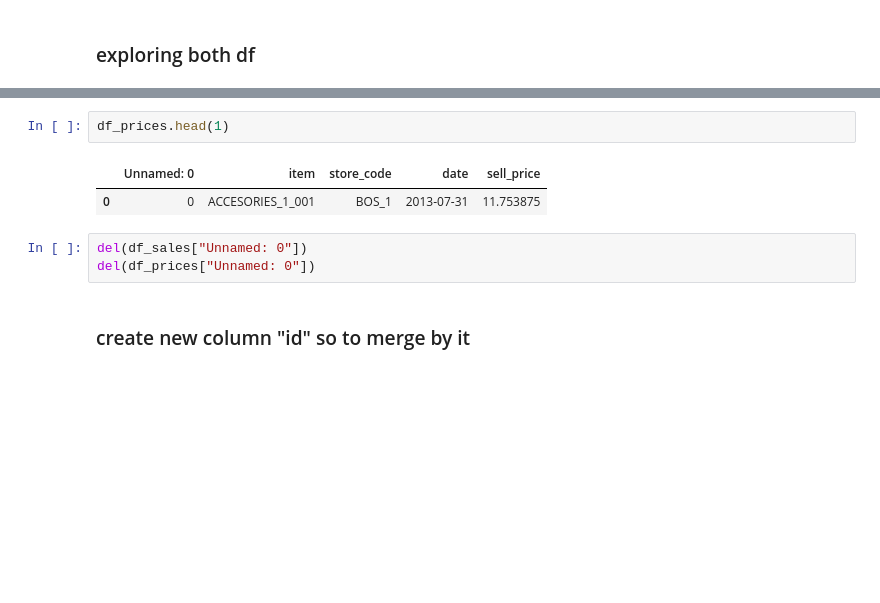
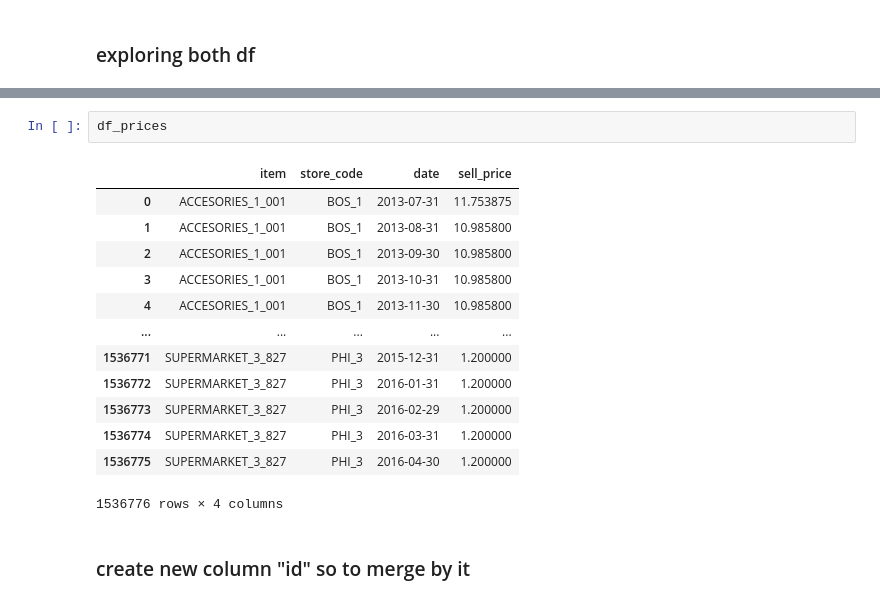
Before and after one commit to Unbiunio/DS-MARKET-TFM, a Jupyter notebook: main.ipynb, the cells around one changed output, grey strips where cells are left out. Saved outputs shown, nothing was run; the diff lists cells and outputs as text; blank space fills up the shorter version.

```diff
--- a/main.ipynb
+++ b/main.ipynb
@@ -37,11 +48,19 @@ df_sales.head(1)
 # %%
-df_prices.head(1)
+df_prices
 # %% [output]
-|  | Unnamed: 0 | item | store_code | date | sell_price |
-| 0 | 0 | ACCESORIES_1_001 | BOS_1 | 2013-07-31 | 11.753875 |
+|  | item | store_code | date | sell_price |
+| 0 | ACCESORIES_1_001 | BOS_1 | 2013-07-31 | 11.753875 |
+| 1 | ACCESORIES_1_001 | BOS_1 | 2013-08-31 | 10.985800 |
+| 2 | ACCESORIES_1_001 | BOS_1 | 2013-09-30 | 10.985800 |
+| 3 | ACCESORIES_1_001 | BOS_1 | 2013-10-31 | 10.985800 |
+| 4 | ACCESORIES_1_001 | BOS_1 | 2013-11-30 | 10.985800 |
+| ... | ... | ... | ... | ... |
+| 1536771 | SUPERMARKET_3_827 | PHI_3 | 2015-12-31 | 1.200000 |
+| 1536772 | SUPERMARKET_3_827 | PHI_3 | 2016-01-31 | 1.200000 |
+| 1536773 | SUPERMARKET_3_827 | PHI_3 | 2016-02-29 | 1.200000 |
+| 1536774 | SUPERMARKET_3_827 | PHI_3 | 2016-03-31 | 1.200000 |
+| 1536775 | SUPERMARKET_3_827 | PHI_3 | 2016-04-30 | 1.200000 |
+1536776 rows × 4 columns
-# %%
-del(df_sales["Unnamed: 0"])
-del(df_prices["Unnamed: 0"])
 # %% [markdown]
 ### create new column "id" so to merge by it
 # %%
```
Also changed, not shown: parts of 3 cells of this notebook, 2 other files.
